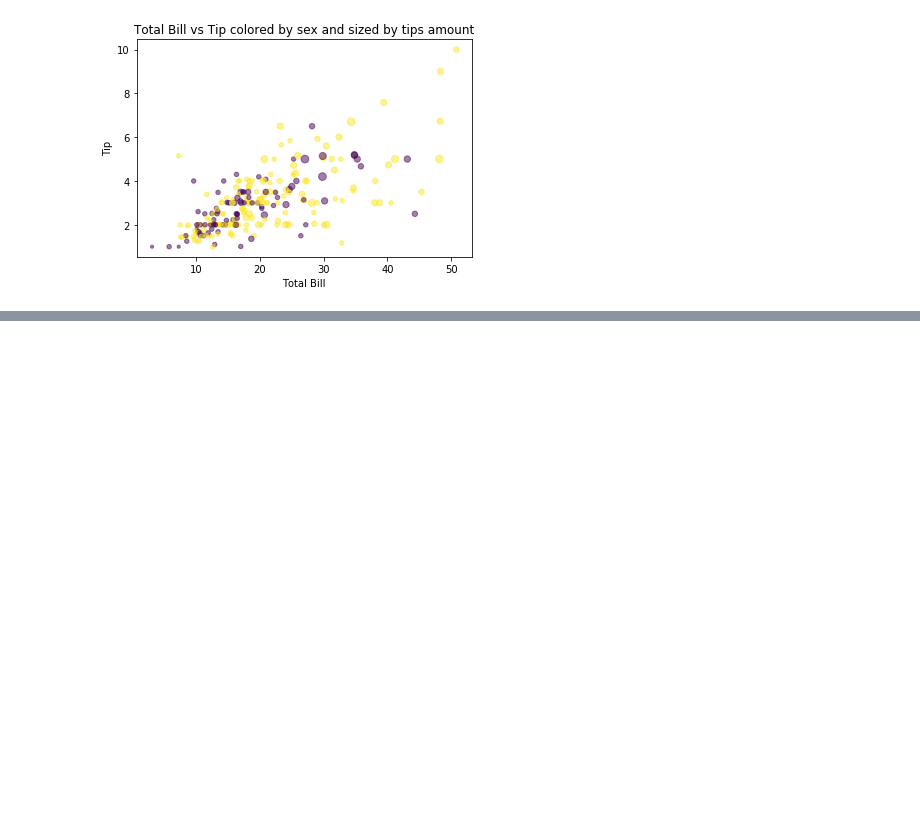
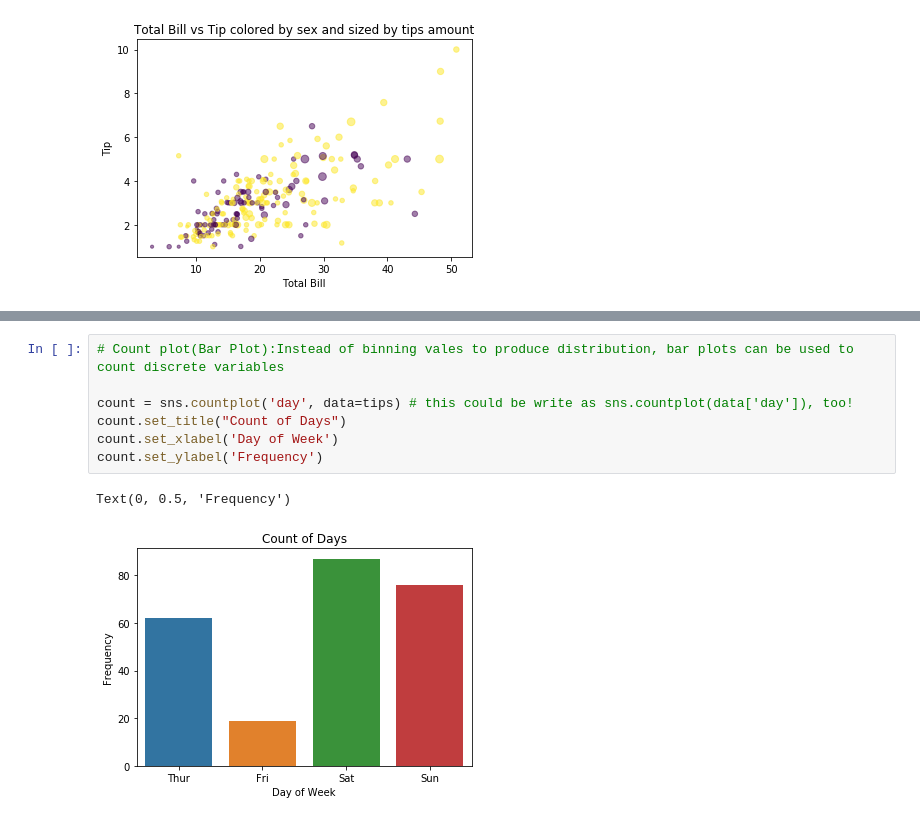
Before and after one commit to MohammadAliAfsahi/Python_Pandas_Library, a Jupyter notebook: Panadas.ipynb, the cells around one changed output, grey strips where cells are left out. Cells and saved outputs as stored; diff of their text form; blank space fills up the shorter version.

```diff
--- a/Panadas.ipynb
+++ b/Panadas.ipynb
@@ -590,0 +620,10 @@ scatter_plot2.show()
+# %%
+# Count plot(Bar Plot):Instead of binning vales to produce distribution, bar plots can be used to count discrete variables
+
+count = sns.countplot('day', data=tips) # this could be write as sns.countplot(data['day']), too!
+count.set_title("Count of Days")
+count.set_xlabel('Day of Week')
+count.set_ylabel('Frequency')
+# %% [output]
+Text(0, 0.5, 'Frequency')
+[figure, added]
```
Also changed, not shown: parts of 15 cells of this notebook.
